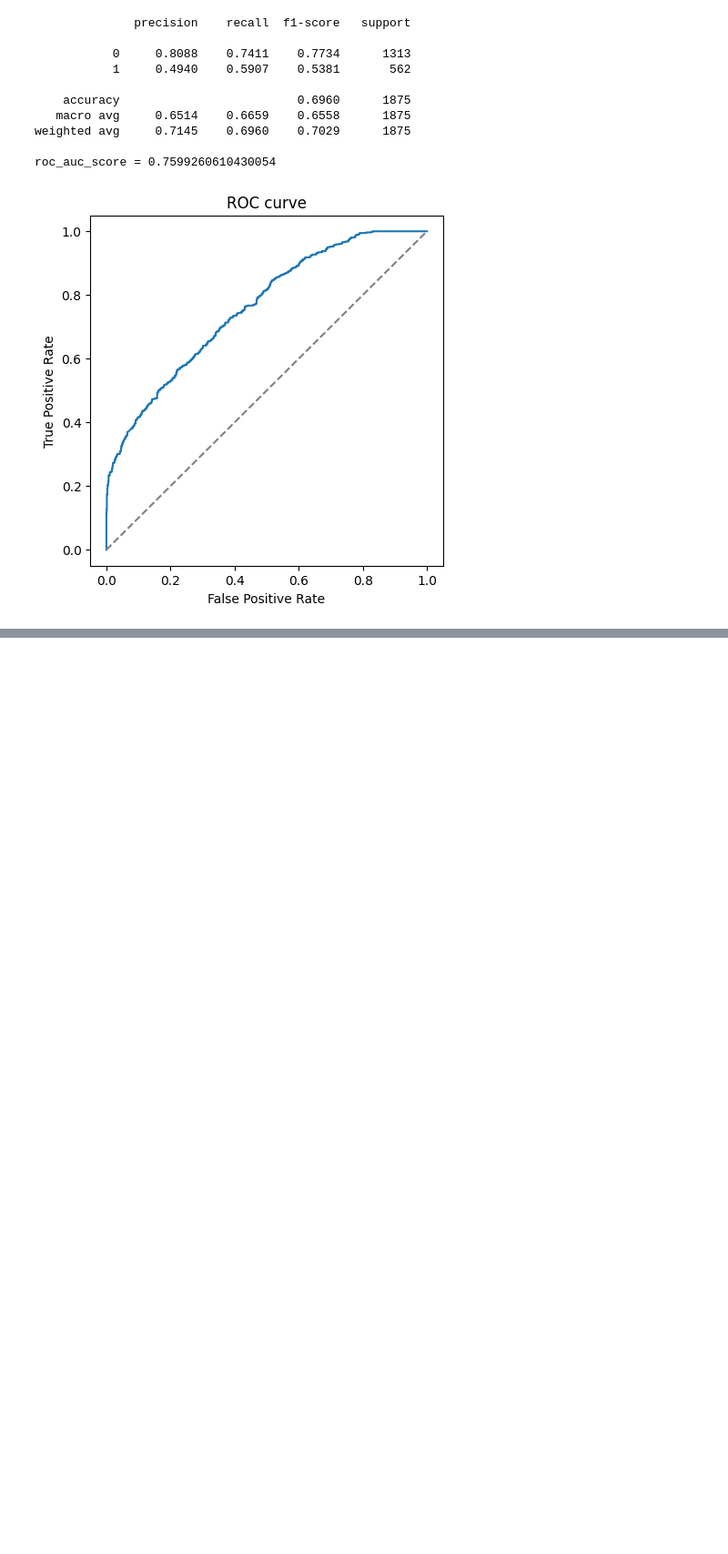
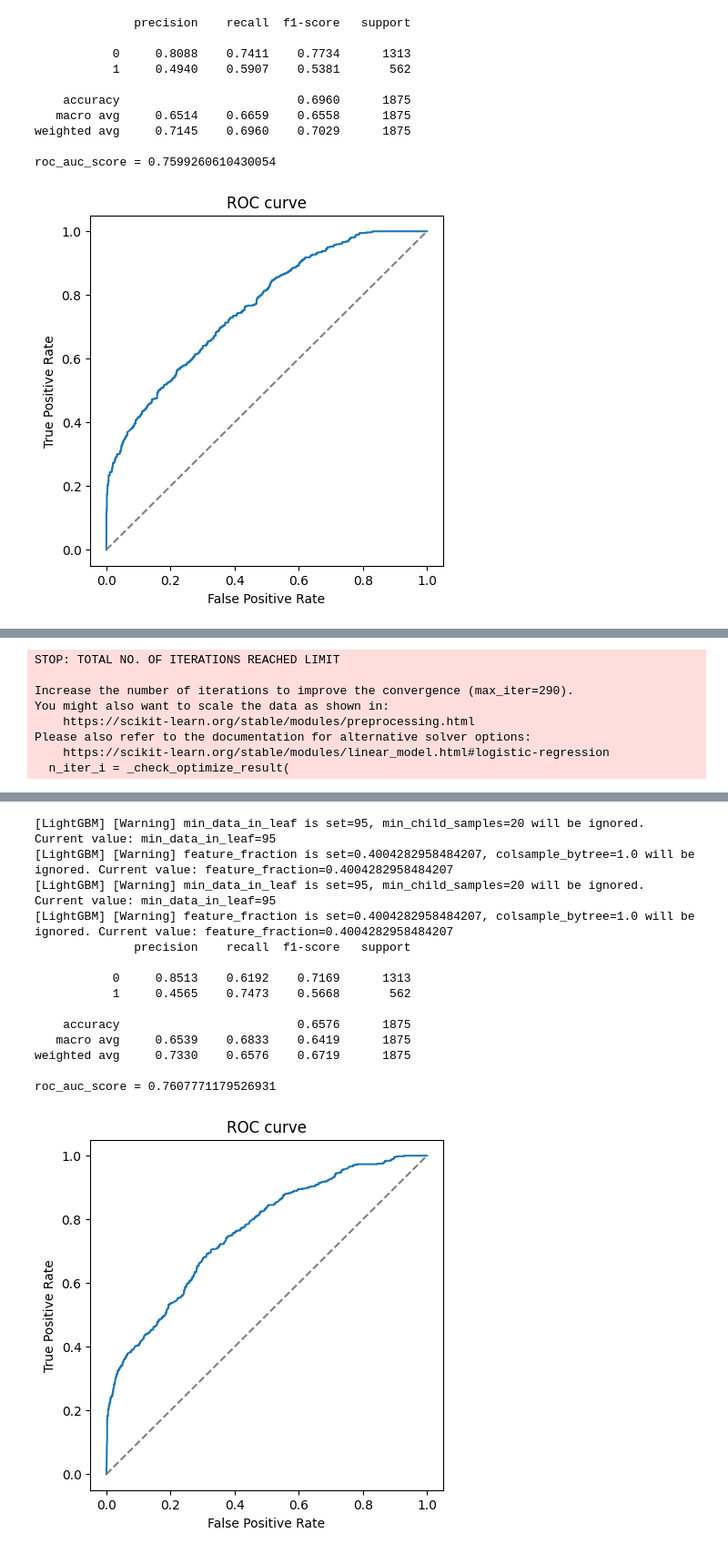
Before and after one commit to yakstati/credit_default, a Jupyter notebook: notebooks/model_selection.ipynb, the cells around one changed output, grey strips where cells are left out. Shown at 91% size. Saved outputs shown, nothing was run; the diff lists cells and outputs as text; code cells hidden in the pictures; blank space fills up the shorter version.

```diff
--- a/notebooks/model_selection.ipynb
+++ b/notebooks/model_selection.ipynb
@@ -981,9 +893,0 @@ array([[952, 361],
-# %%
-'''X_train = preprocessor.fit_transform(X_train)
-X_test = preprocessor.transform(X_test)
-X_test['y_true'] = y_test
-X_test['y_pred'] = y_test_pred_log_reg
-X_test['y_proba_1'] = y_test_proba_log_reg
-X_test['y_proba_0'] = y_test_proba_0_log_reg
-output_path = project_root / 'data' / 'interim' / 'X_test_with_predict_proba.csv'
-X_test.to_csv(output_path, index=False)'''
@@ -1011,0 +932,29 @@ show_metrics(y_test, y_test_pred_lru, y_test_proba_lru)'''
+# %%
+if config_path.exists():
+    with open(config_path, "r", encoding="utf-8") as config:
+        configs = json.load(config)
+else:
+    configs = []
+
+model_info = next((p for p in configs if p["model_name"] == "MetaRandomForest"), None)
+best_params_ = model_info["params"] if model_info else meta_model.get_params()
+final_pipeline = Pipeline(steps=[
+    ('preprocessor', preprocessor),
+    ('meta_transformer', MetaDataframeCreator(log_reg_pipeline.named_steps['LogisticRegression'], lgbm_pipeline.named_steps['LightGBM'])),
+    ('final_estimator', RandomForestClassifier(**best_params_))
+])
+# %%
+X_train, X_test, y_train, y_test = train_test_split(X, y, test_size=0.25, random_state=42)
+final_pipeline.fit(X_train, y_train)
+y_final_pred = final_pipeline.predict(X_test)
+y_final_proba = final_pipeline.predict_proba(X_test)[:, 1]
+show_metrics(y_test, y_final_pred, y_final_proba)
+# %% [output]
+STOP: TOTAL NO. OF ITERATIONS REACHED LIMIT
+
+Increase the number of iterations to improve the convergence (max_iter=290).
+You might also want to scale the data as shown in:
+    https://scikit-learn.org/stable/modules/preprocessing.html
+Please also refer to the documentation for alternative solver options:
+    https://scikit-learn.org/stable/modules/linear_model.html#logistic-regression
+  n_iter_i = _check_optimize_result(
@@ -1011,0 +978,15 @@ show_metrics(y_test, y_test_pred_lru, y_test_proba_lru)'''
+[LightGBM] [Warning] min_data_in_leaf is set=95, min_child_samples=20 will be ignored. Current value: min_data_in_leaf=95
+[LightGBM] [Warning] feature_fraction is set=0.4004282958484207, colsample_bytree=1.0 will be ignored. Current value: feature_fraction=0.4004282958484207
+[LightGBM] [Warning] min_data_in_leaf is set=95, min_child_samples=20 will be ignored. Current value: min_data_in_leaf=95
+[LightGBM] [Warning] feature_fraction is set=0.4004282958484207, colsample_bytree=1.0 will be ignored. Current value: feature_fraction=0.4004282958484207
+              precision    recall  f1-score   support
+
+           0     0.8513    0.6192    0.7169      1313
+           1     0.4565    0.7473    0.5668       562
+
+    accuracy                         0.6576      1875
+   macro avg     0.6539    0.6833    0.6419      1875
+weighted avg     0.7330    0.6576    0.6719      1875
+
+roc_auc_score = 0.7607771179526931
+[figure, added]
```
Also changed, not shown: parts of 16 cells of this notebook, 6 other files.
